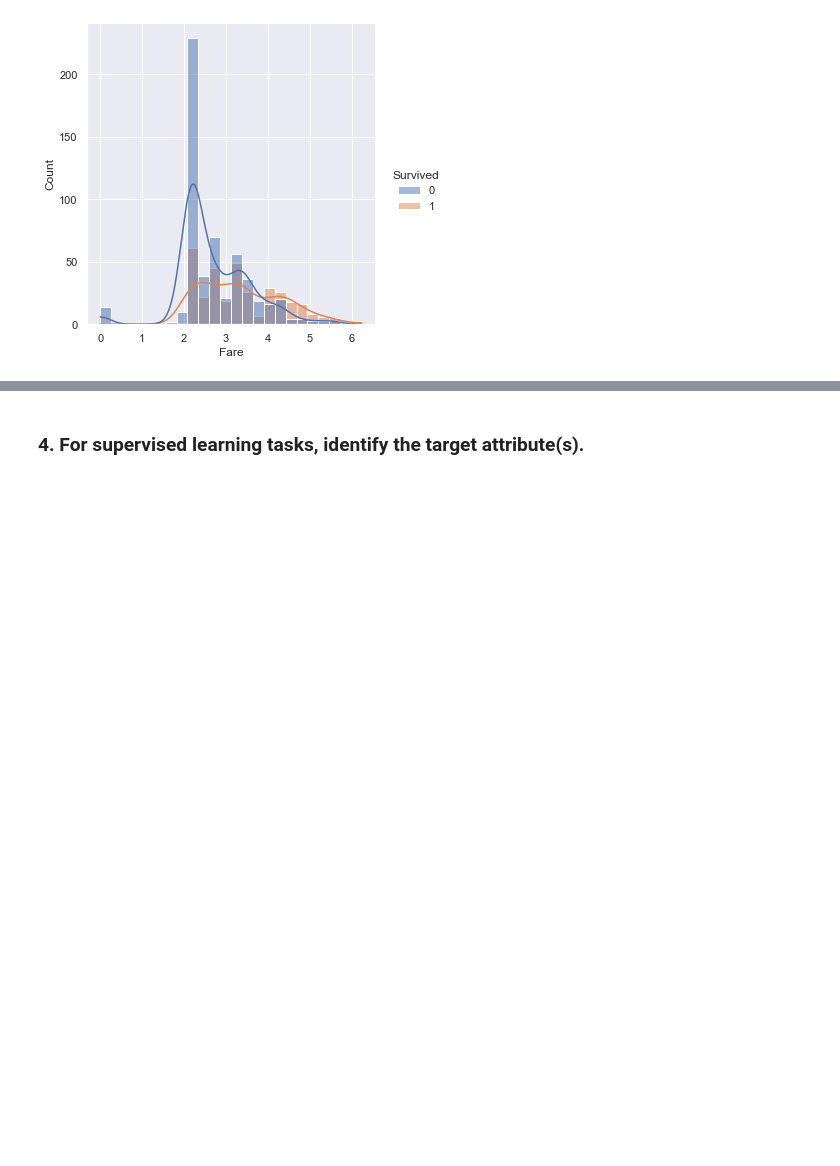
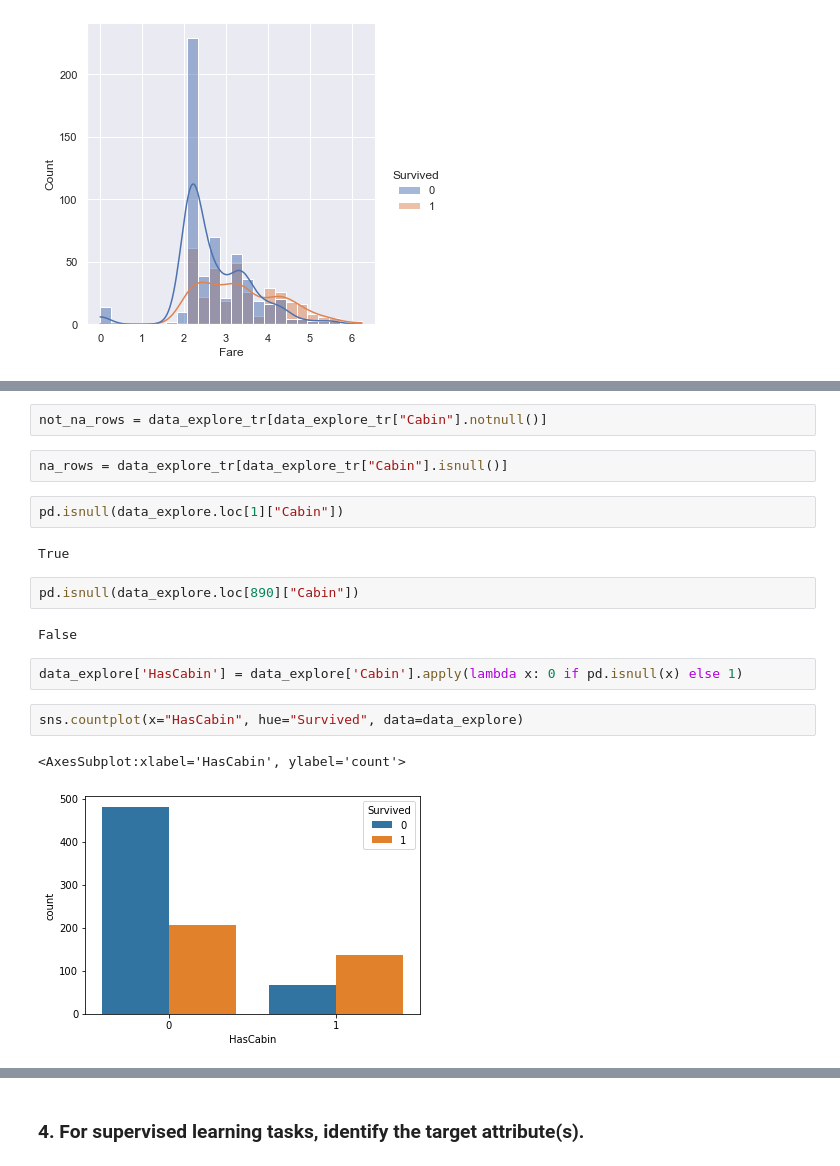
Before and after one commit to andyjakubowski/titanic, a Jupyter notebook: 03-data-exploration.ipynb, the cells around one changed output, grey strips where cells are left out. Saved outputs shown, nothing was run; the diff lists cells and outputs as text; blank space fills up the shorter version.

Commit message:
Finish data exploration

```diff
--- a/03-data-exploration.ipynb
+++ b/03-data-exploration.ipynb
@@ -1249,0 +1190,19 @@ data_explore.describe()
+# %%
+not_na_rows = data_explore_tr[data_explore_tr["Cabin"].notnull()]
+# %%
+na_rows = data_explore_tr[data_explore_tr["Cabin"].isnull()]
+# %%
+pd.isnull(data_explore.loc[1]["Cabin"])
+# %% [output]
+True
+# %%
+pd.isnull(data_explore.loc[890]["Cabin"])
+# %% [output]
+False
+# %%
+data_explore['HasCabin'] = data_explore['Cabin'].apply(lambda x: 0 if pd.isnull(x) else 1)
+# %%
+sns.countplot(x="HasCabin", hue="Survived", data=data_explore)
+# %% [output]
+<AxesSubplot:xlabel='HasCabin', ylabel='count'>
+[figure, added]
```
Also changed, not shown: parts of 84 cells of this notebook.
